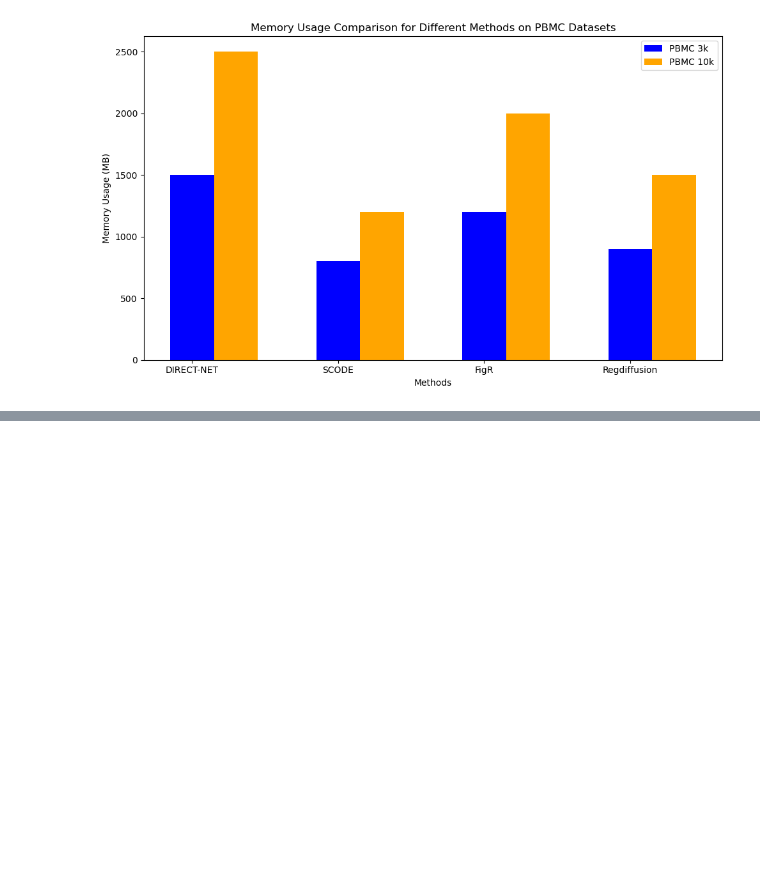
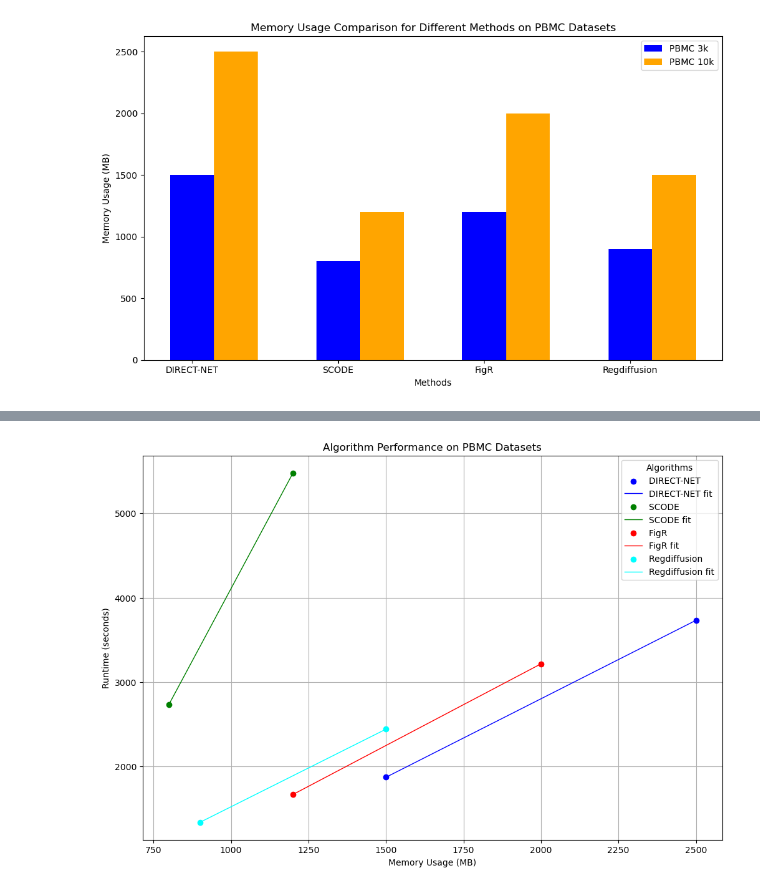
Before and after one commit to Sciencieux/GRN-Inference-PBMC, a Jupyter notebook: plot.ipynb, the cells around one changed output, grey strips where cells are left out. Saved outputs shown, nothing was run; the diff lists cells and outputs as text; code cells hidden in the pictures; blank space fills up the shorter version.

```diff
--- a/plot.ipynb
+++ b/plot.ipynb
@@ -48,0 +128,34 @@ plt.show()
+# %%
+import matplotlib.pyplot as plt
+
+# Load dataa
+methods = ['DIRECT-NET', 'SCODE', 'FigR', 'Regdiffusion']
+memory_pbmc3k = [1500, 800, 1200, 900]  # PBMC3K memory usage
+time_pbmc3k = [31.2 * 60, 45.6 * 60, 27.8 * 60, 22.3 * 60]  # PBMC3K run time (seconds)
+memory_pbmc10k = [2500, 1200, 2000, 1500]  # PBMC10K memory usage
+time_pbmc10k = [62.2 * 60, 91.3 * 60, 53.6 * 60, 40.7 * 60]  # PBMC10K run time (seconds)
+
+# set the colour of each methods
+colors = ['blue', 'green', 'red', 'cyan']
+
+# Draw the fitting line
+plt.figure(figsize=(12, 8))
+
+for i, method in enumerate(methods):
+    # Plot the scatter plot of the PBMC3K dataset
+    plt.scatter(memory_pbmc3k[i], time_pbmc3k[i], color=colors[i], label=f'{method} ', zorder=5)
+    # Plot the scatter plot of the PBMC10K dataset
+    plt.scatter(memory_pbmc10k[i], time_pbmc10k[i], color=colors[i], zorder=5)
+
+    # Draw the fitting line
+    plt.plot([memory_pbmc3k[i], memory_pbmc10k[i]], [time_pbmc3k[i], time_pbmc10k[i]],
+             color=colors[i], linestyle='-', linewidth=1, label=f'{method} fit')
+
+plt.title('Algorithm Performance on PBMC Datasets')
+plt.xlabel('Memory Usage (MB)')
+plt.ylabel('Runtime (seconds)')
+plt.legend(title='Algorithms', loc='best')  # Adapt legend location
+plt.grid(True)
+plt.show()
+# %% [output]
+[figure, added]
```
Also changed, not shown: parts of 3 cells of this notebook.
